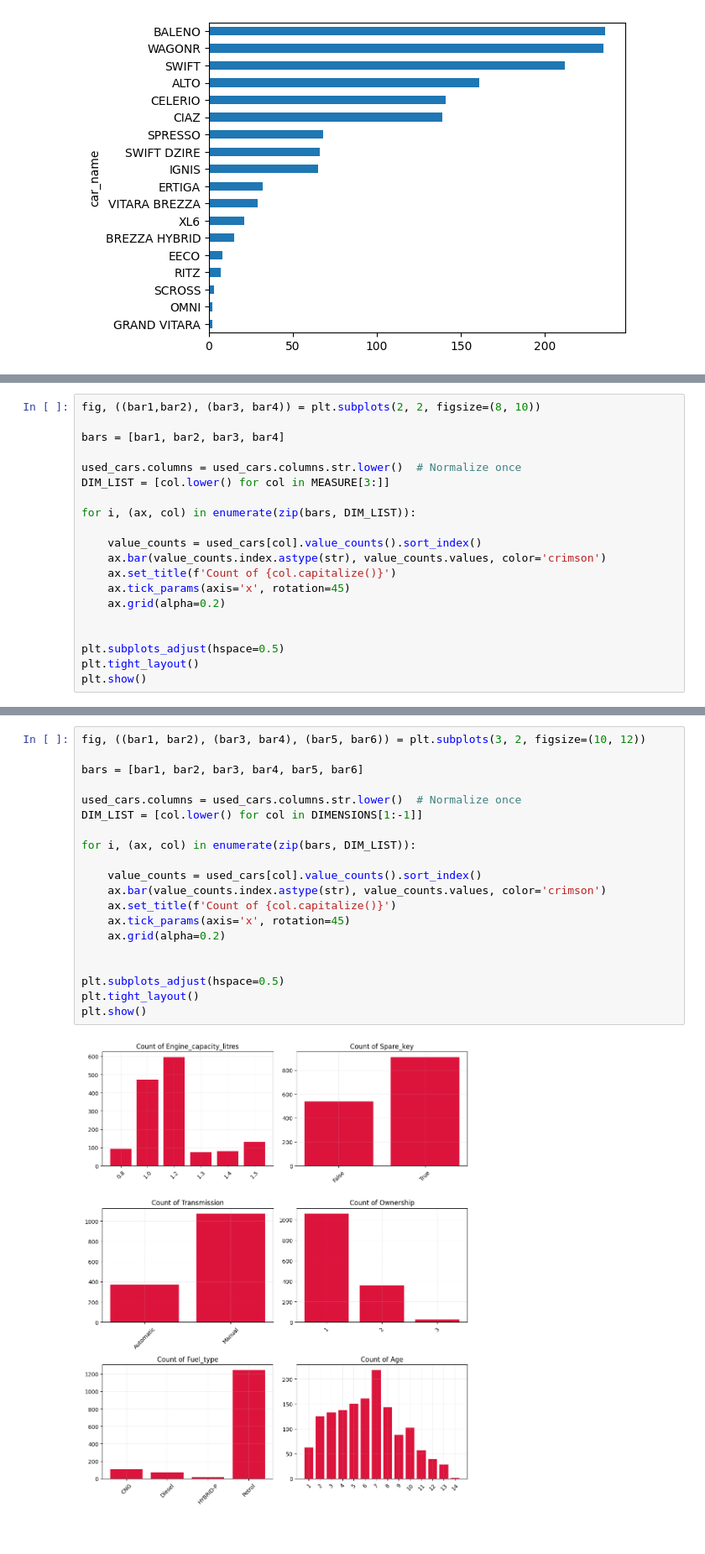
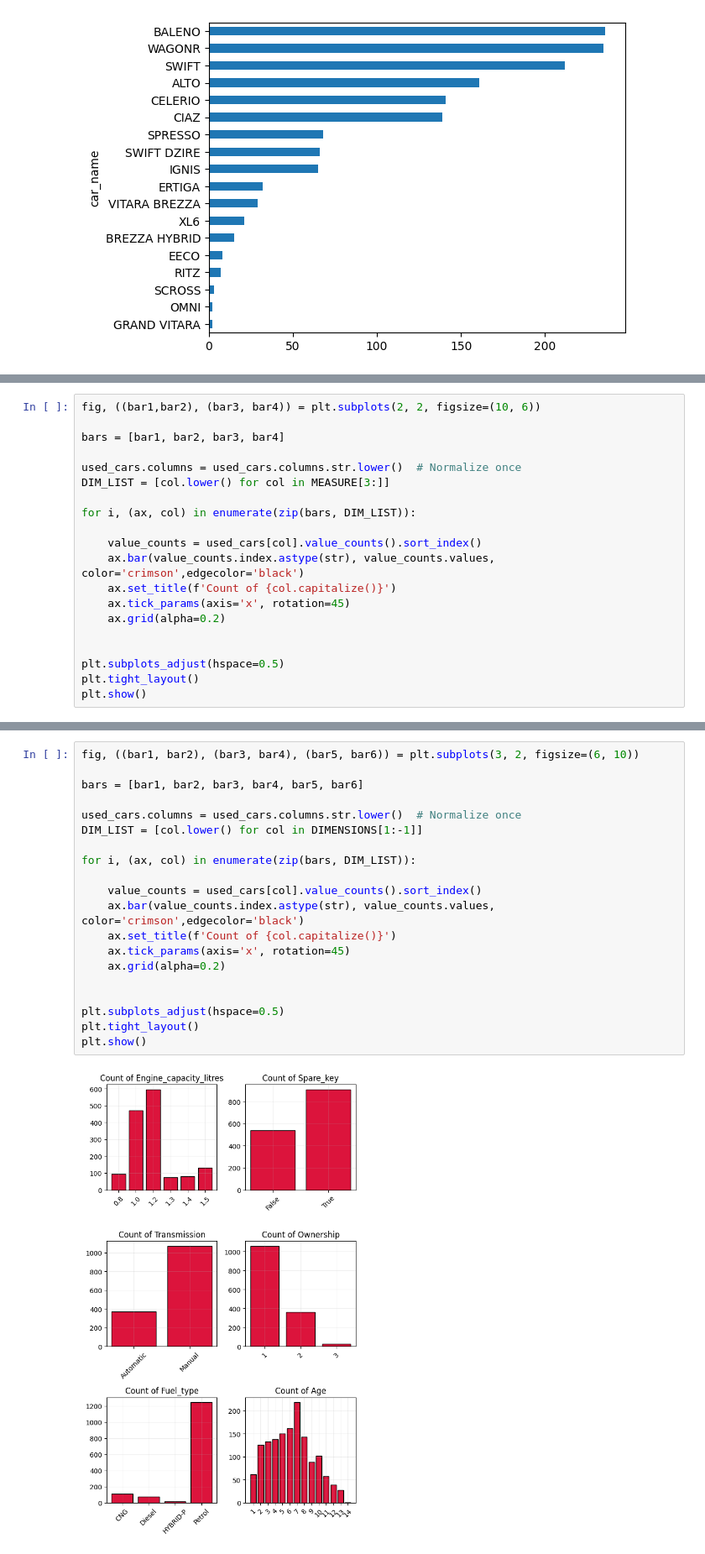
Before and after one commit to Arsh0212/Data-Analysis, a Jupyter notebook: CARS24/CARS24.ipynb, the cells around one changed output, grey strips where cells are left out. Shown at 84% size. Cells and saved outputs as stored; diff of their text form.

```diff
--- a/CARS24/CARS24.ipynb
+++ b/CARS24/CARS24.ipynb
@@ -112,7 +109,7 @@ plt.show()
 # %% [output]
 [figure]
 # %%
-fig, ((bar1,bar2), (bar3, bar4)) = plt.subplots(2, 2, figsize=(8, 10))
+fig, ((bar1,bar2), (bar3, bar4)) = plt.subplots(2, 2, figsize=(10, 6))
 
 bars = [bar1, bar2, bar3, bar4]
 
@@ -122,7 +119,7 @@ DIM_LIST = [col.lower() for col in MEASURE[3:]]
 for i, (ax, col) in enumerate(zip(bars, DIM_LIST)):
 
     value_counts = used_cars[col].value_counts().sort_index()
-    ax.bar(value_counts.index.astype(str), value_counts.values, color='crimson')
+    ax.bar(value_counts.index.astype(str), value_counts.values, color='crimson',edgecolor='black')
     ax.set_title(f'Count of {col.capitalize()}')
     ax.tick_params(axis='x', rotation=45)
     ax.grid(alpha=0.2)
@@ -136,23 +133,23 @@ plt.show()
 # %%
-fig, ((bar1, bar2), (bar3, bar4), (bar5, bar6)) = plt.subplots(3, 2, figsize=(10, 12))
+fig, ((bar1, bar2), (bar3, bar4), (bar5, bar6)) = plt.subplots(3, 2, figsize=(6, 10))
 
 bars = [bar1, bar2, bar3, bar4, bar5, bar6]
 
 used_cars.columns = used_cars.columns.str.lower()  # Normalize once
 DIM_LIST = [col.lower() for col in DIMENSIONS[1:-1]]
 
 for i, (ax, col) in enumerate(zip(bars, DIM_LIST)):
 
     value_counts = used_cars[col].value_counts().sort_index()
-    ax.bar(value_counts.index.astype(str), value_counts.values, color='crimson')
+    ax.bar(value_counts.index.astype(str), value_counts.values, color='crimson',edgecolor='black')
     ax.set_title(f'Count of {col.capitalize()}')
     ax.tick_params(axis='x', rotation=45)
     ax.grid(alpha=0.2)
 
 
 plt.subplots_adjust(hspace=0.5)
 plt.tight_layout()
 plt.show()
 # %% [output]
-[figure, old version]
+[figure, new version]
 # %%
```
Also changed, not shown: parts of 7 cells of this notebook.
